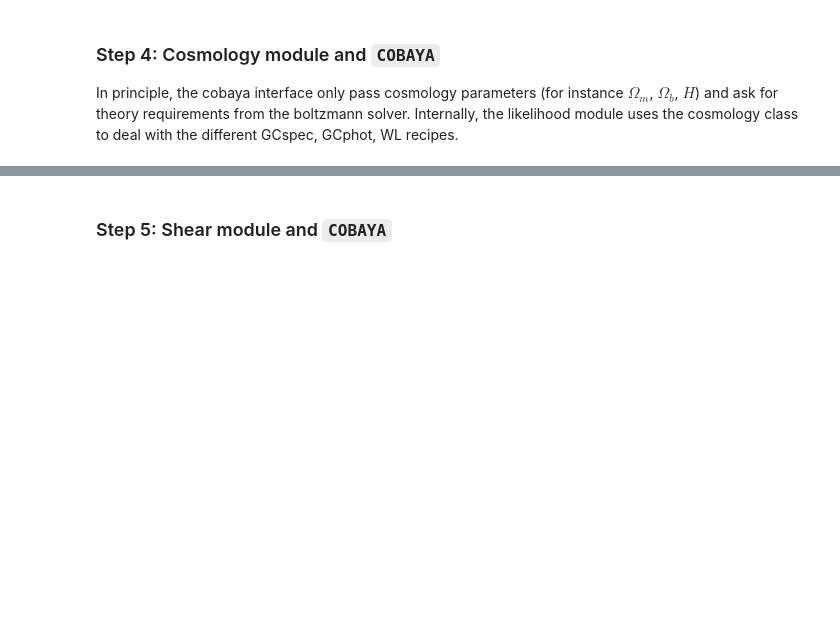
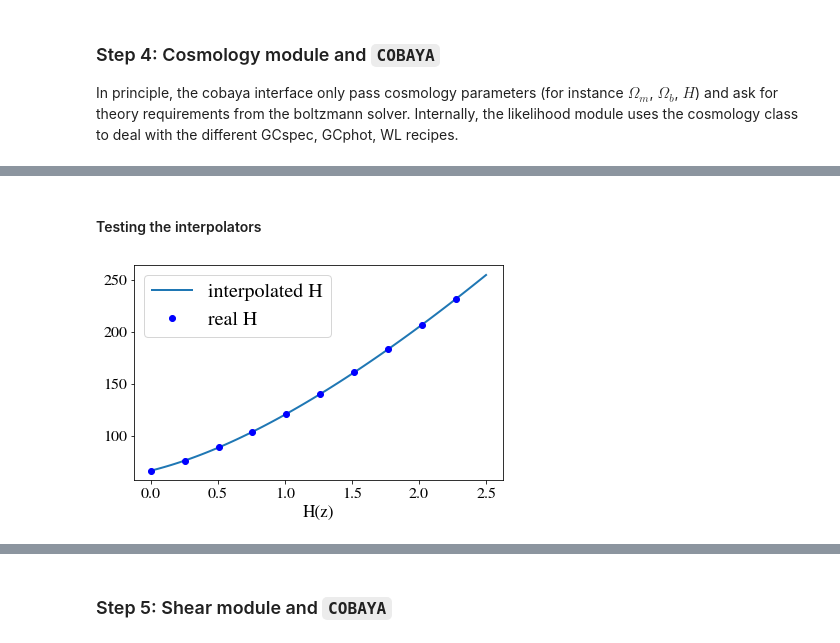
Before and after one commit to cloe-org/CLOE, a Jupyter notebook: likelihood_test.ipynb, the cells around one changed output, grey strips where cells are left out. Drawn from its saved outputs; the diff is of its cells as text; code cells hidden in the pictures; blank space fills up the shorter version.

```diff
--- a/likelihood_test.ipynb
+++ b/likelihood_test.ipynb
@@ -145,0 +286,13 @@ print('f(z, 0.002) =', f)
+# %% [markdown]
+#### Testing the interpolators
+# %%
+plt.plot(z_win, cosmology.cosmo_dic['H_z_func'](z_win),
+         label='interpolated H')
+plt.plot(z_win, cosmology.cosmo_dic['H'], 'bo',
+        markevery=10,
+         label='real H')
+plt.legend()
+plt.xlabel("z")
+plt.xlabel("H(z)");
+# %% [output]
+[figure, added]
```
Also changed, not shown: parts of 34 cells of this notebook, 7 other files.
